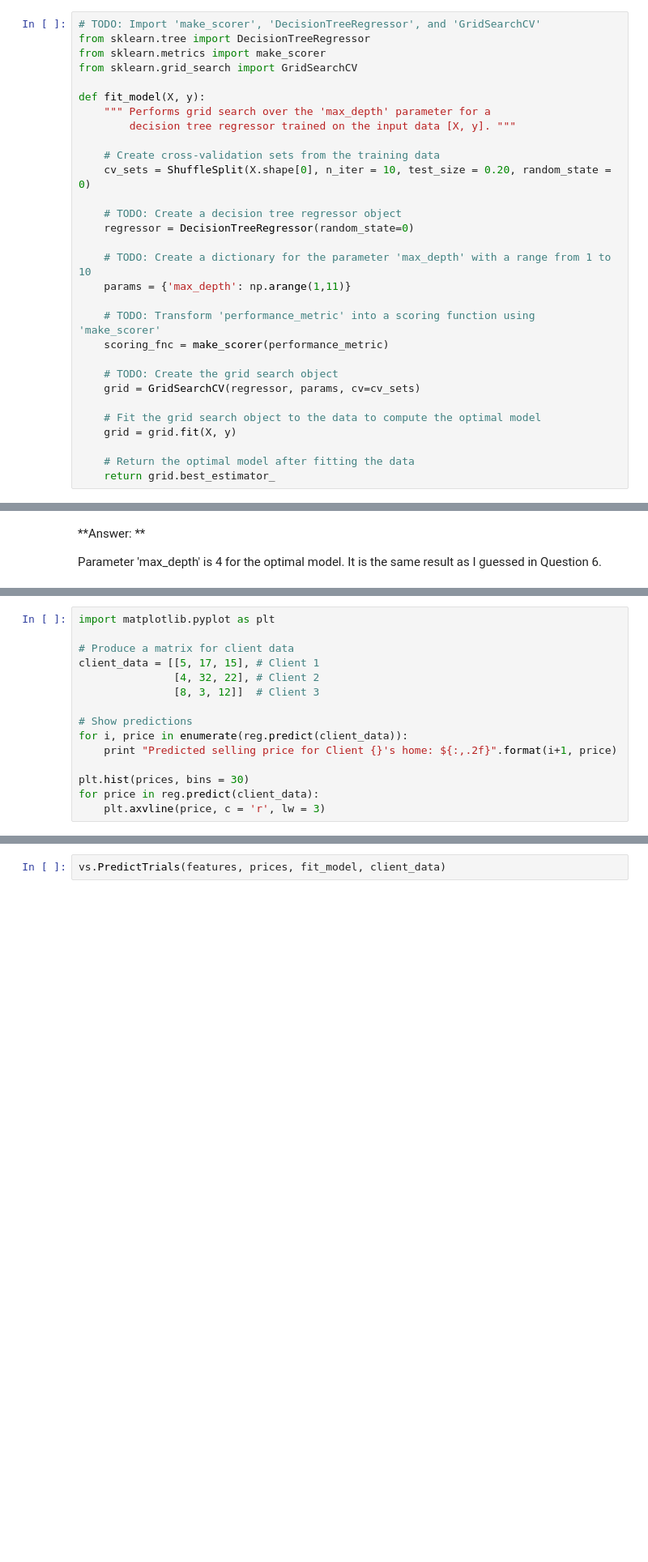
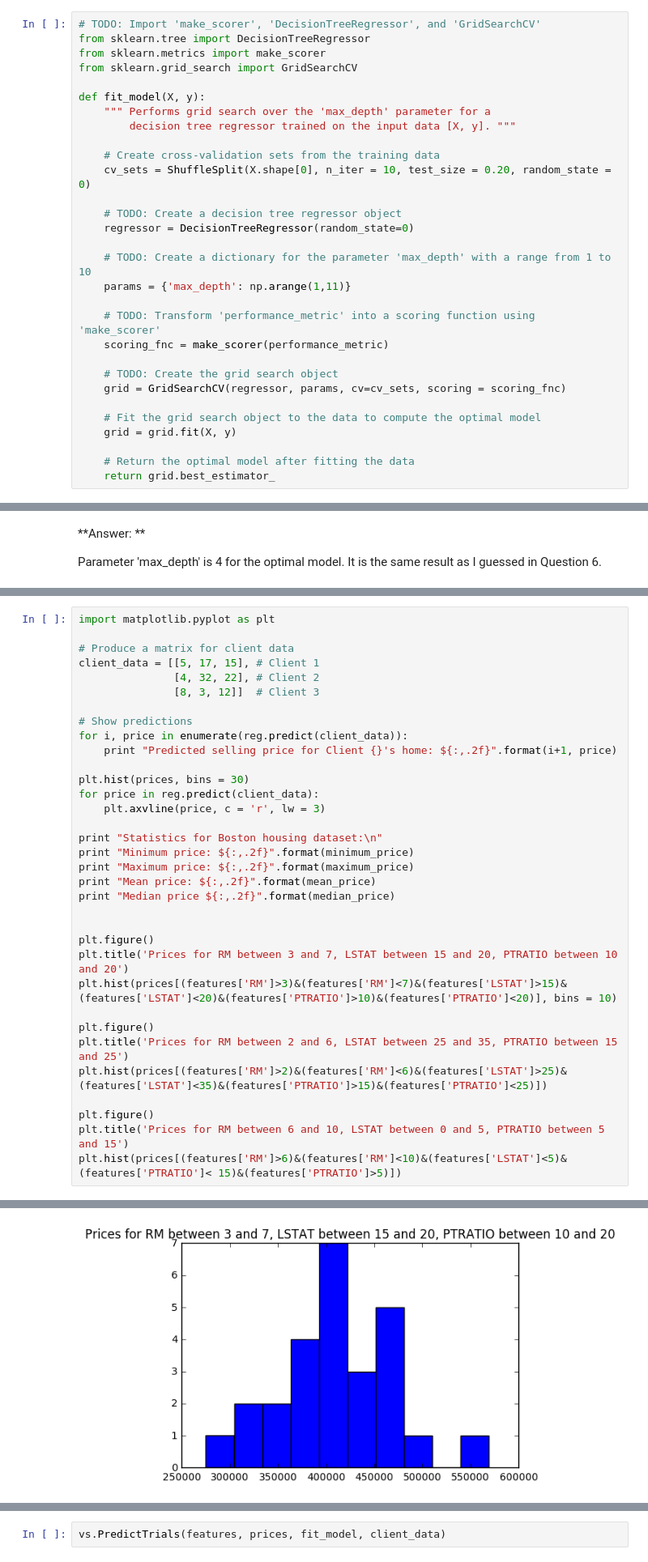
Before and after one commit to timothyxlu/machine-learning-solution, a Jupyter notebook: boston_housing/boston_housing.ipynb, the cells around one changed output, grey strips where cells are left out. Shown at 81% size. Saved outputs shown, nothing was run; the diff lists cells and outputs as text; blank space fills up the shorter version.

```diff
--- a/boston_housing/boston_housing.ipynb
+++ b/boston_housing/boston_housing.ipynb
@@ -285,7 +285,7 @@ def fit_model(X, y):
     scoring_fnc = make_scorer(performance_metric)
 
     # TODO: Create the grid search object
-    grid = GridSearchCV(regressor, params, cv=cv_sets)
+    grid = GridSearchCV(regressor, params, cv=cv_sets, scoring = scoring_fnc)
 
     # Fit the grid search object to the data to compute the optimal model
     grid = grid.fit(X, y)
@@ -340,6 +340,25 @@ for i, price in enumerate(reg.predict(client_data)):
 plt.hist(prices, bins = 30)
 for price in reg.predict(client_data):
     plt.axvline(price, c = 'r', lw = 3)
+
+print "Statistics for Boston housing dataset:\n"
+print "Minimum price: ${:,.2f}".format(minimum_price)
+print "Maximum price: ${:,.2f}".format(maximum_price)
+print "Mean price: ${:,.2f}".format(mean_price)
+print "Median price ${:,.2f}".format(median_price)
+
+
+plt.figure()
+plt.title('Prices for RM between 3 and 7, LSTAT between 15 and 20, PTRATIO between 10 and 20')
+plt.hist(prices[(features['RM']>3)&(features['RM']<7)&(features['LSTAT']>15)&(features['LSTAT']<20)&(features['PTRATIO']>10)&(features['PTRATIO']<20)], bins = 10)
+
+plt.figure()
+plt.title('Prices for RM between 2 and 6, LSTAT between 25 and 35, PTRATIO between 15 and 25')
+plt.hist(prices[(features['RM']>2)&(features['RM']<6)&(features['LSTAT']>25)&(features['LSTAT']<35)&(features['PTRATIO']>15)&(features['PTRATIO']<25)])
+
+plt.figure()
+plt.title('Prices for RM between 6 and 10, LSTAT between 0 and 5, PTRATIO between 5 and 15')
+plt.hist(prices[(features['RM']>6)&(features['RM']<10)&(features['LSTAT']<5)&(features['PTRATIO']< 15)&(features['PTRATIO']>5)])
 # %% [output]
 Predicted selling price for Client 1's home: $391,183.33
 Predicted selling price for Client 2's home: $189,123.53
@@ -347 +376,2 @@ Predicted selling price for Client 3's home: $942,666.67
 [figure]
+[figure, added]
```
Also changed, not shown: parts of 2 cells of this notebook, 1 other file.
